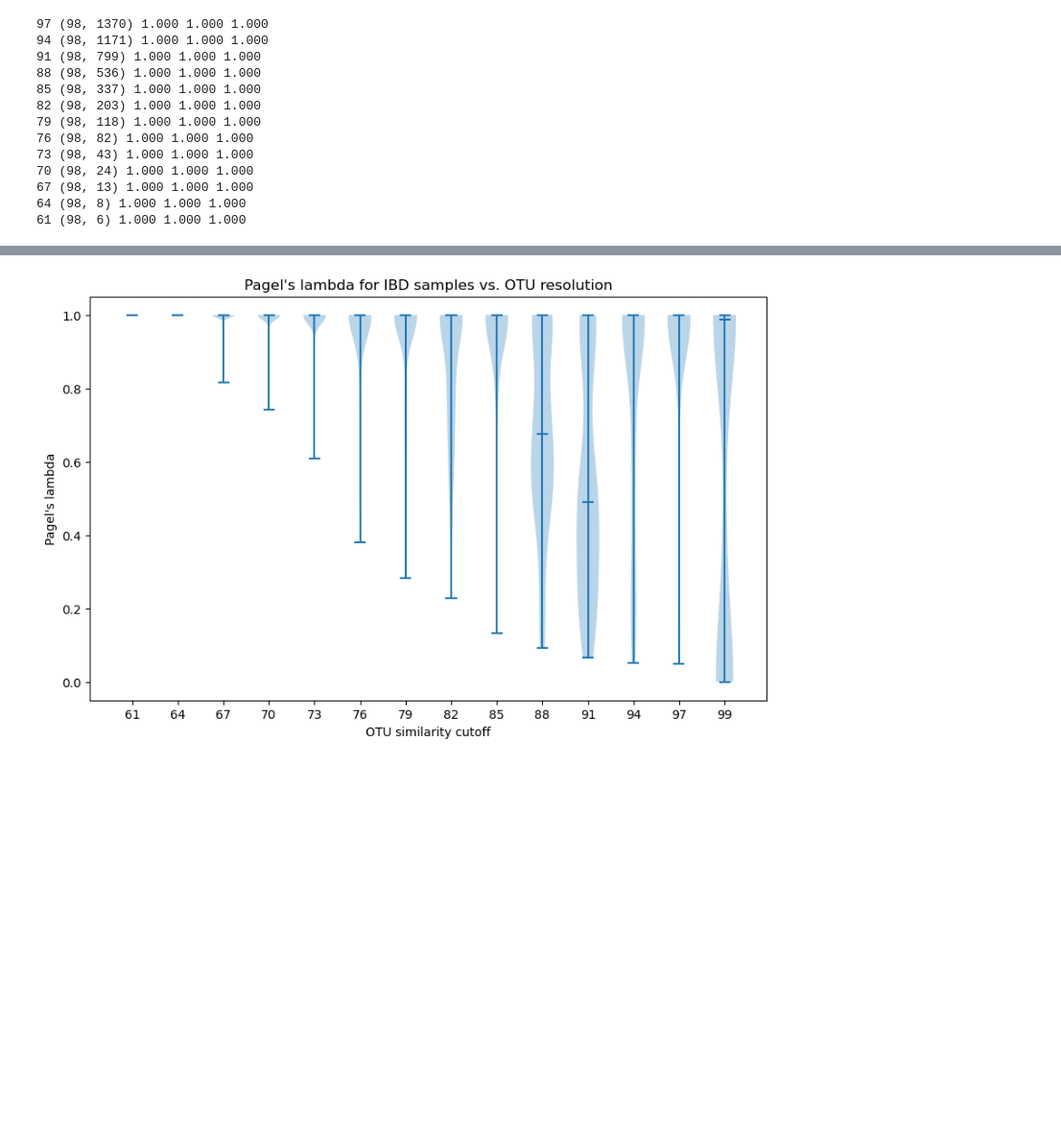
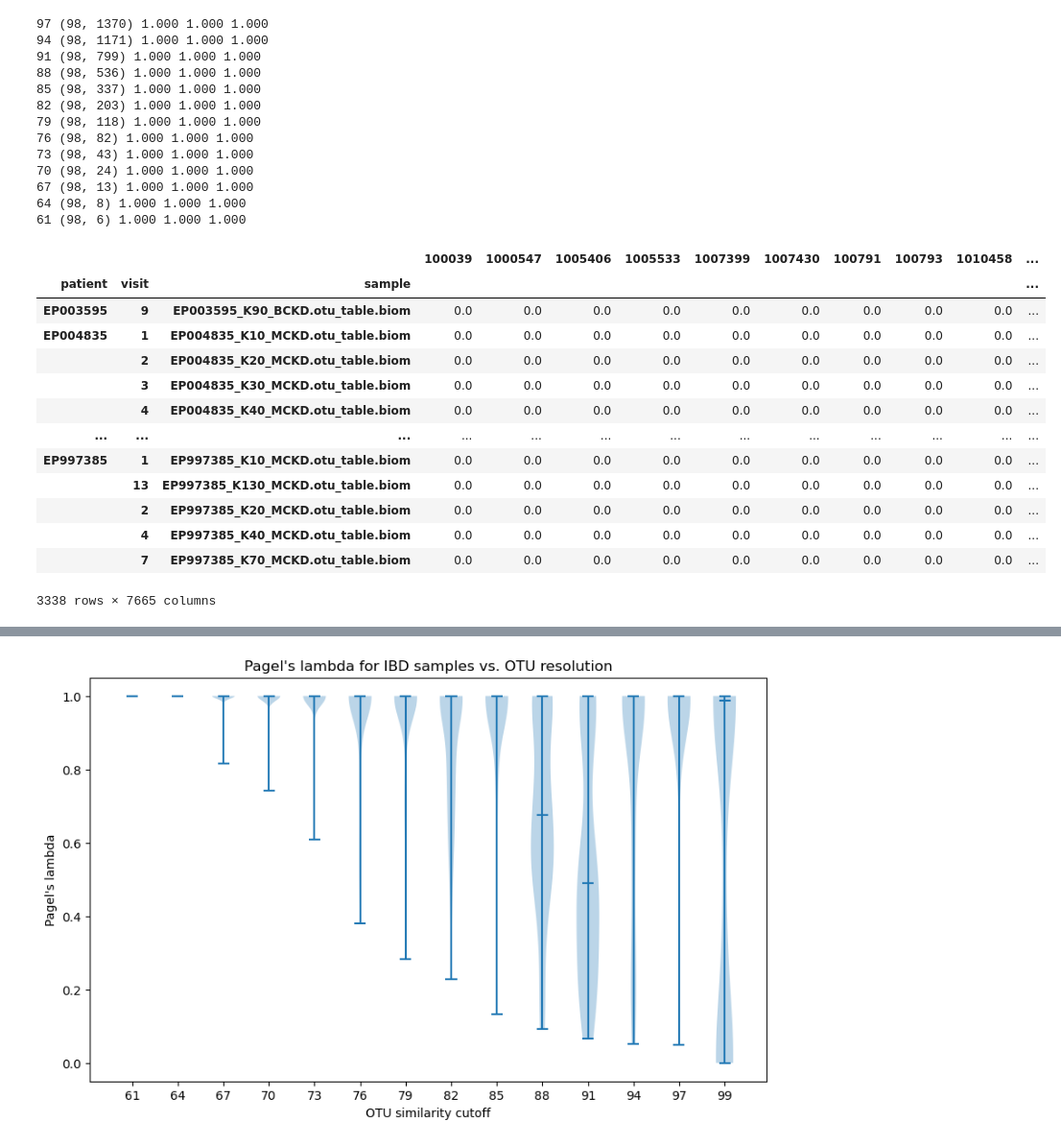
Before and after one commit to pchlenski/phylosig, a Jupyter notebook: 09_similarity_cutoff.ipynb, the cells around one changed output, grey strips where cells are left out. Shown at 96% size. Cells and saved outputs as stored; diff of their text form; code cells hidden in the pictures; blank space fills up the shorter version.

```diff
--- a/09_similarity_cutoff.ipynb
+++ b/09_similarity_cutoff.ipynb
@@ -63,3 +60,21 @@ for x in [97, 94, 91, 88, 85, 82, 79, 76, 73, 70, 67, 64, 61]:
 67 (98, 13) 1.000 1.000 1.000
 64 (98, 8) 1.000 1.000 1.000
 61 (98, 6) 1.000 1.000 1.000
+# %%
+data["moms"].index.get_level_values("site")
+data["moms"].loc["buccal mucosa"]
+# %% [output]
+|  |  |  | 100039 | 1000547 | 1005406 | 1005533 | 1007399 | 1007430 | 100791 | 100793 | 1010458 | ... |
+| patient | visit | sample |  |  |  |  |  |  |  |  |  | ... |
+| EP003595 | 9 | EP003595_K90_BCKD.otu_table.biom | 0.0 | 0.0 | 0.0 | 0.0 | 0.0 | 0.0 | 0.0 | 0.0 | 0.0 | ... |
+| EP004835 | 1 | EP004835_K10_MCKD.otu_table.biom | 0.0 | 0.0 | 0.0 | 0.0 | 0.0 | 0.0 | 0.0 | 0.0 | 0.0 | ... |
+|  | 2 | EP004835_K20_MCKD.otu_table.biom | 0.0 | 0.0 | 0.0 | 0.0 | 0.0 | 0.0 | 0.0 | 0.0 | 0.0 | ... |
+|  | 3 | EP004835_K30_MCKD.otu_table.biom | 0.0 | 0.0 | 0.0 | 0.0 | 0.0 | 0.0 | 0.0 | 0.0 | 0.0 | ... |
+|  | 4 | EP004835_K40_MCKD.otu_table.biom | 0.0 | 0.0 | 0.0 | 0.0 | 0.0 | 0.0 | 0.0 | 0.0 | 0.0 | ... |
+| ... | ... | ... | ... | ... | ... | ... | ... | ... | ... | ... | ... | ... |
+| EP997385 | 1 | EP997385_K10_MCKD.otu_table.biom | 0.0 | 0.0 | 0.0 | 0.0 | 0.0 | 0.0 | 0.0 | 0.0 | 0.0 | ... |
+|  | 13 | EP997385_K130_MCKD.otu_table.biom | 0.0 | 0.0 | 0.0 | 0.0 | 0.0 | 0.0 | 0.0 | 0.0 | 0.0 | ... |
+|  | 2 | EP997385_K20_MCKD.otu_table.biom | 0.0 | 0.0 | 0.0 | 0.0 | 0.0 | 0.0 | 0.0 | 0.0 | 0.0 | ... |
+|  | 4 | EP997385_K40_MCKD.otu_table.biom | 0.0 | 0.0 | 0.0 | 0.0 | 0.0 | 0.0 | 0.0 | 0.0 | 0.0 | ... |
+|  | 7 | EP997385_K70_MCKD.otu_table.biom | 0.0 | 0.0 | 0.0 | 0.0 | 0.0 | 0.0 | 0.0 | 0.0 | 0.0 | ... |
+3338 rows × 7665 columns
```
Also changed, not shown: parts of 8 cells of this notebook, 32 other files.
